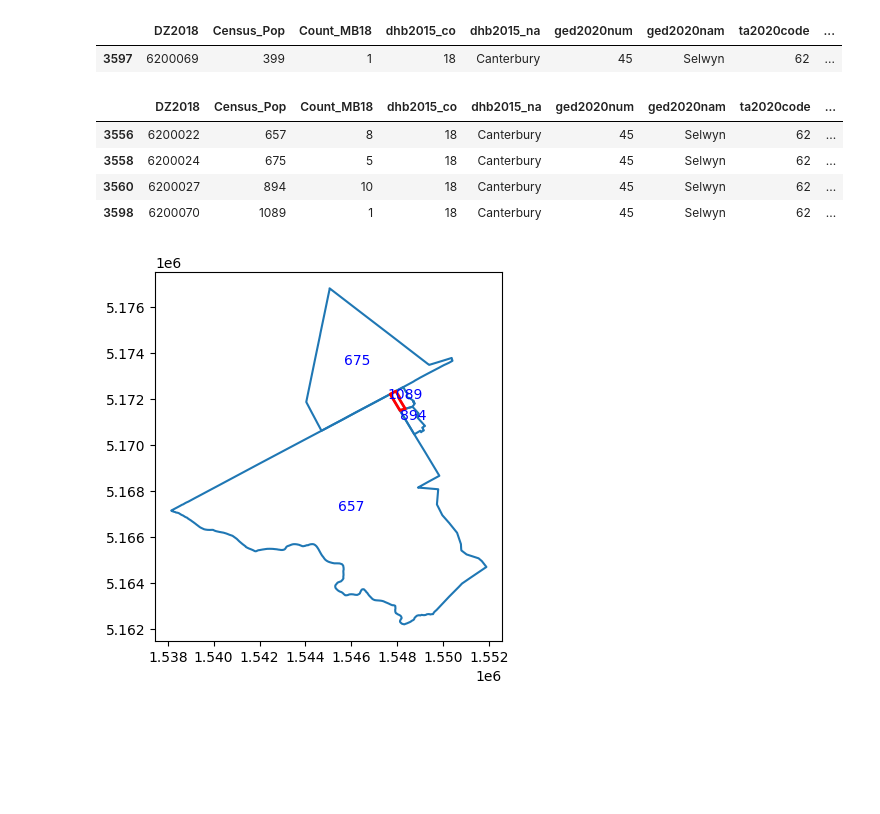
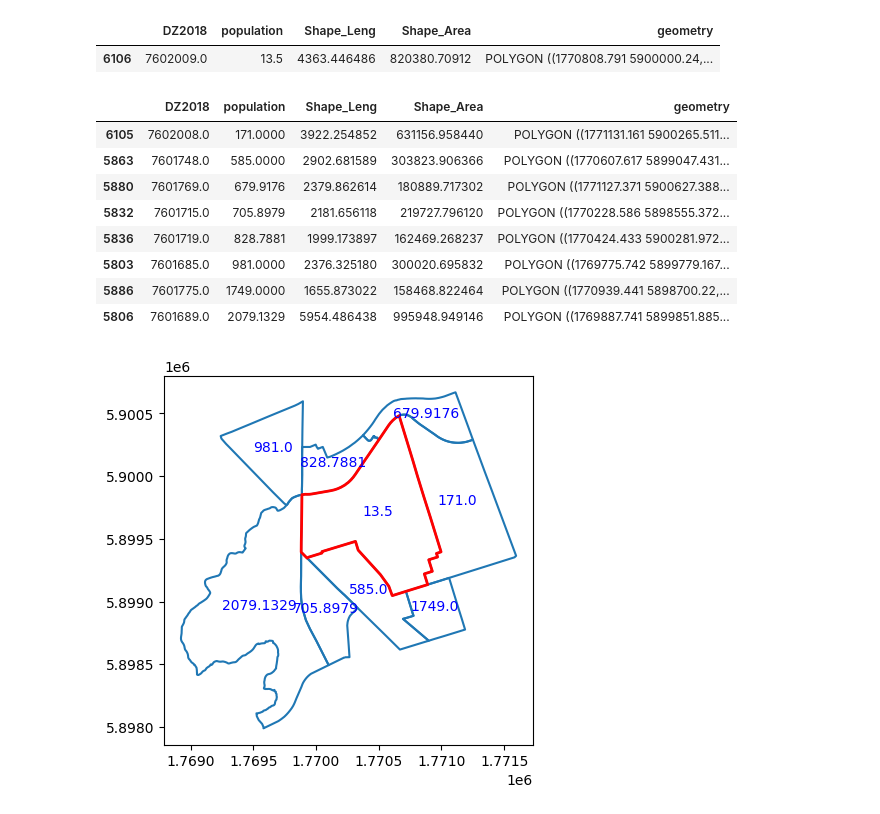
Before and after one commit to UoA-eResearch/IMD, a Jupyter notebook: merge_small_DZ.ipynb, the cells around one changed output. Saved outputs shown, nothing was run; the diff lists cells and outputs as text; code cells hidden in the pictures; blank space fills up the shorter version.

Commit message:
using new input

```diff
--- a/merge_small_DZ.ipynb
+++ b/merge_small_DZ.ipynb
@@ -3,8 +3,7 @@ import geopandas as gpd
 import pandas as pd
 pd.set_option('display.max_columns', None)
 # %%
-imd = gpd.read_file("input/IMD2018.zip")
-imd = imd.sort_values("Census_Pop")
-imd = imd[imd.columns[~imd.columns.str.startswith(("Rank", "Dec", "Rnk"))]]
+imd = gpd.read_file("input/dz18_pop23.zip")
+imd.sort_values("population", inplace=True)
 imd
 # %% [output]
@@ -25,27 +24,31 @@ imd
 dz = imd.iloc[0:1]
 dz
 # %% [output]
-|  | DZ2018 | Census_Pop | Count_MB18 | dhb2015_co | dhb2015_na | ged2020num | ged2020nam | ta2020code | ... |
-| 3597 | 6200069 | 399 | 1 | 18 | Canterbury | 45 | Selwyn | 62 | ... |
+|  | DZ2018 | population | Shape_Leng | Shape_Area | geometry |
+| 6106 | 7602009.0 | 13.5 | 4363.446486 | 820380.70912 | POLYGON ((1770808.791 5900000.24,... |
 # %%
 neighbours = imd[imd.geometry.touches(dz.geometry.iloc[0])]
 neighbours
 # %% [output]
-|  | DZ2018 | Census_Pop | Count_MB18 | dhb2015_co | dhb2015_na | ged2020num | ged2020nam | ta2020code | ... |
-| 3556 | 6200022 | 657 | 8 | 18 | Canterbury | 45 | Selwyn | 62 | ... |
-| 3558 | 6200024 | 675 | 5 | 18 | Canterbury | 45 | Selwyn | 62 | ... |
-| 3560 | 6200027 | 894 | 10 | 18 | Canterbury | 45 | Selwyn | 62 | ... |
-| 3598 | 6200070 | 1089 | 1 | 18 | Canterbury | 45 | Selwyn | 62 | ... |
+|  | DZ2018 | population | Shape_Leng | Shape_Area | geometry |
+| 6105 | 7602008.0 | 171.0000 | 3922.254852 | 631156.958440 | POLYGON ((1771131.161 5900265.511... |
+| 5863 | 7601748.0 | 585.0000 | 2902.681589 | 303823.906366 | POLYGON ((1770607.617 5899047.431... |
+| 5880 | 7601769.0 | 679.9176 | 2379.862614 | 180889.717302 | POLYGON ((1771127.371 5900627.388... |
+| 5832 | 7601715.0 | 705.8979 | 2181.656118 | 219727.796120 | POLYGON ((1770228.586 5898555.372... |
+| 5836 | 7601719.0 | 828.7881 | 1999.173897 | 162469.268237 | POLYGON ((1770424.433 5900281.972... |
+| 5803 | 7601685.0 | 981.0000 | 2376.325180 | 300020.695832 | POLYGON ((1769775.742 5899779.167... |
+| 5886 | 7601775.0 | 1749.0000 | 1655.873022 | 158468.822464 | POLYGON ((1770939.441 5898700.22,... |
+| 5806 | 7601689.0 | 2079.1329 | 5954.486438 | 995948.949146 | POLYGON ((1769887.741 5899851.885... |
 # %%
 ax = neighbours.boundary.plot()
 ax = dz.boundary.plot(ax=ax, color="red", linewidth=2)
-#p = dz.centroid.iloc[0]
-#ax.annotate(text=str(dz.Census_Pop.iloc[0]), xy=[p.x, p.y], ha='center', color="blue")
+p = dz.centroid.iloc[0]
+ax.annotate(text=str(dz.population.iloc[0]), xy=[p.x, p.y], ha='center', color="blue")
 for neighbour in neighbours.itertuples():
   p = neighbour.geometry.centroid
-  ax.annotate(text=str(neighbour.Census_Pop), xy=[p.x, p.y], ha='center', color="blue")
+  ax.annotate(text=str(neighbour.population), xy=[p.x, p.y], ha='center', color="blue")
 # %% [output]
-[figure, old version]
+[figure, new version]
 # %%
 merged = pd.concat((dz, neighbours.iloc[0:1])).dissolve(aggfunc={
     "DZ2018": "first",
```
Also changed, not shown: parts of 6 cells of this notebook.
